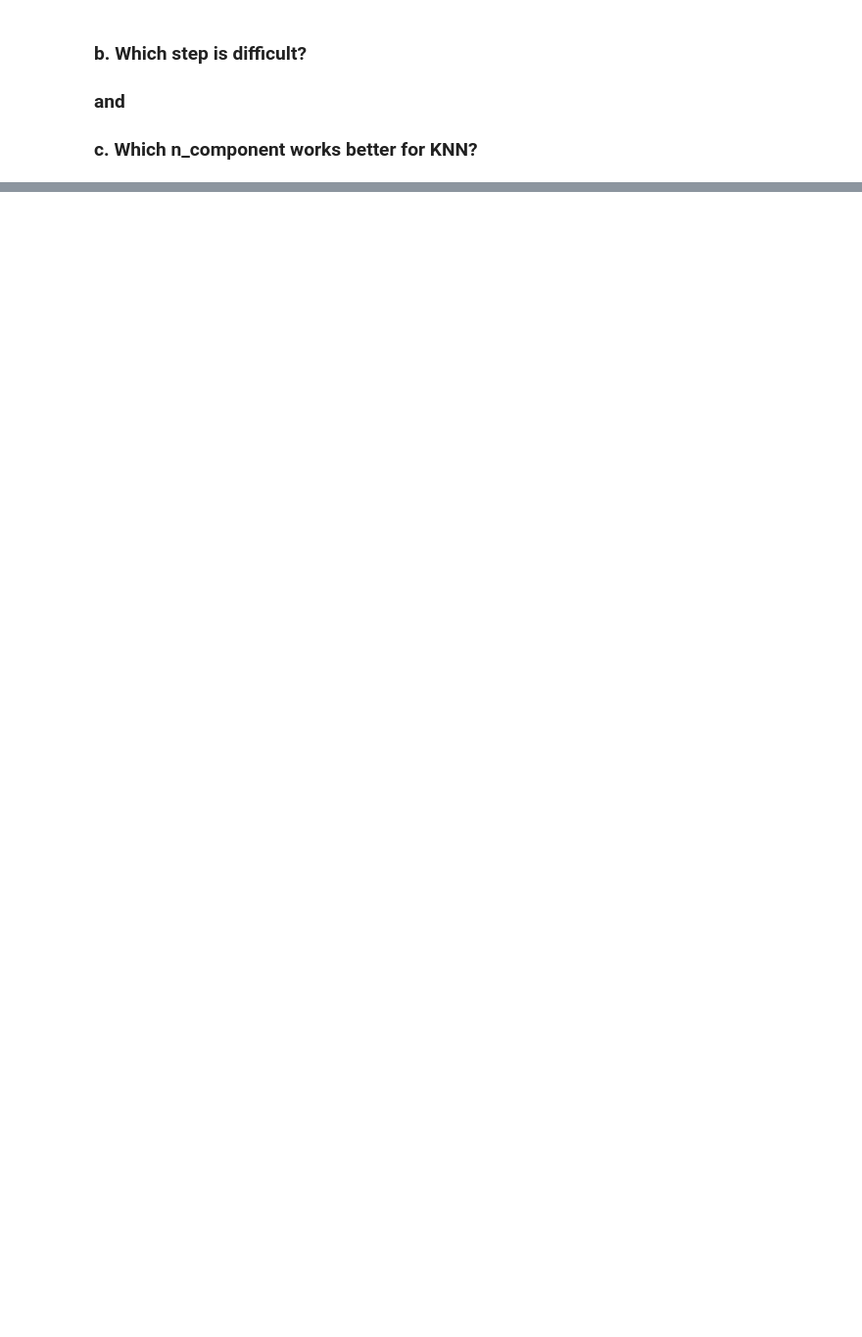
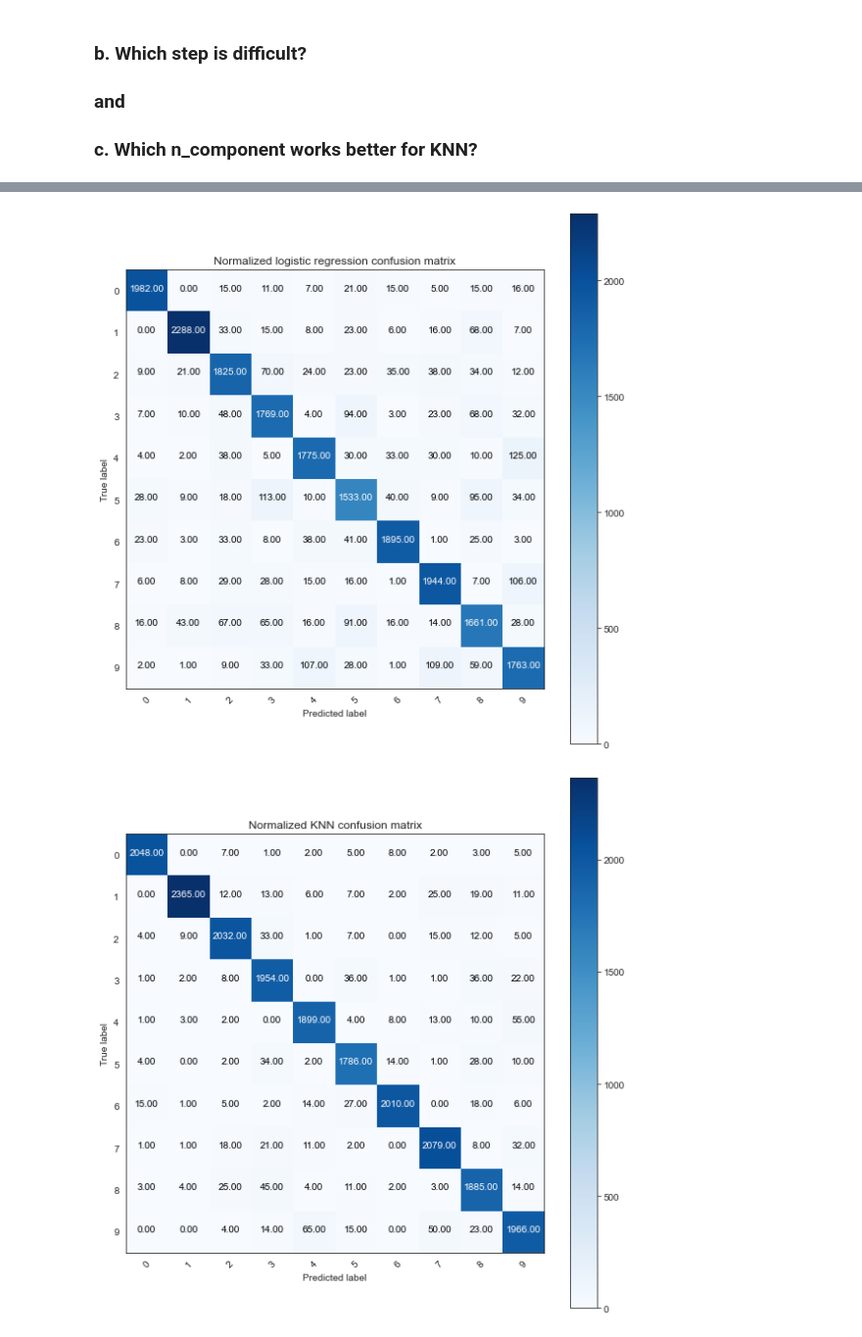
Before and after one commit to drichts/Machine_Learning, a Jupyter notebook: Assign2_drichts/Question_2.ipynb, the cells around one changed output, grey strips where cells are left out. Shown at 98% size. Drawn from its saved outputs; the diff is of its cells as text; code cells hidden in the pictures; blank space fills up the shorter version.

```diff
--- a/Assign2_drichts/Question_2.ipynb
+++ b/Assign2_drichts/Question_2.ipynb
@@ -468,0 +527,26 @@ print ("Accuracy = ", np.sum(np.diag(cnf_matrix))/np.sum(cnf_matrix))
+# %%
+# Set the plotting style to not have a grid
+sns.set_style('white')
+
+# Compute the confusion matrix for logistic regression with no PCA
+cnf_matrix_lg = confusion_matrix(pred_va_lg, tar_va)
+np.set_printoptions(precision=2)
+
+
+# Plot normalized confusion matrix for logistic regression
+plt.figure(figsize=(8, 8))
+plot_confusion_matrix(cnf_matrix_lg, classes=['0','1', '2','3','4','5','6','7','8','9'], normalize=True,
+                      title='Normalized logistic regression confusion matrix')
+
+# Compute the confusion matrix for KNN with 20 principal components
+cnf_matrix_knn = confusion_matrix(pred_va_knn, tar_va)
+np.set_printoptions(precision=2)
+
+
+# Plot normalized confusion matrix for KNN
+plt.figure(figsize=(8, 8))
+plot_confusion_matrix(cnf_matrix_knn, classes=['0','1', '2','3','4','5','6','7','8','9'], normalize=True,
+                      title='Normalized KNN confusion matrix')
+# %% [output]
+[figure, added]
+[figure, added]
```
Also changed, not shown: parts of 30 cells of this notebook, 1 other file.
